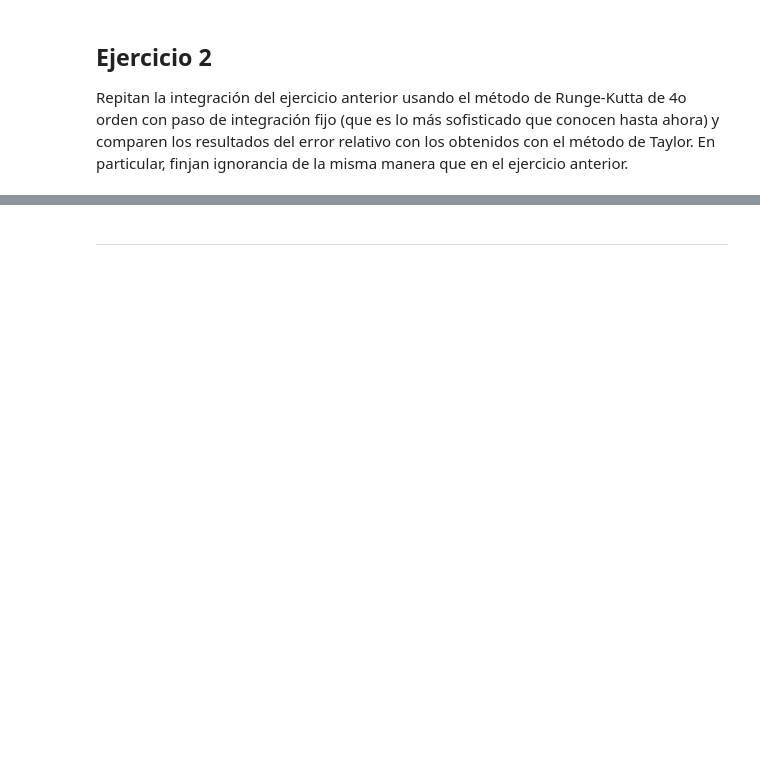
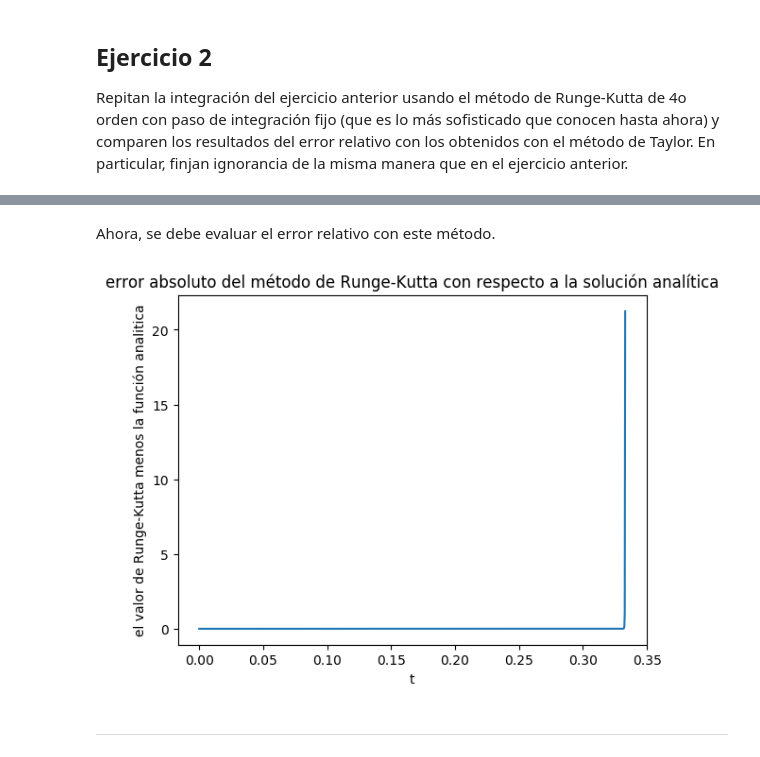
Before and after one commit to lbenet/2017-2_TSFisComputacional-1, a Jupyter notebook: tareas/Carlos/Tarea6.ipynb, the cells around one changed output, grey strips where cells are left out. Cells and saved outputs as stored; diff of their text form; code cells hidden in the pictures; blank space fills up the shorter version.

Commit message:
corrigiendo gráfica e insertando error relativo

```diff
--- a/tareas/Carlos/Tarea6.ipynb
+++ b/tareas/Carlos/Tarea6.ipynb
@@ -85,3 +84,19 @@ show()
+# %% [markdown]
+Ahora, se debe evaluar el error relativo con este método.
+# %%
+Error=[]
+for i in 1:length(R_K[1])
+    valor=abs((R_K[2][i])-(3/(1-(3*R_K[1][i]))))    #se usa el resultado de la forma analítica
+    push!(Error,valor)
+end
+# %%
+plot(R_K[1],Error)
+title("error absoluto del método de Runge-Kutta con respecto a la solución analítica")
+xlabel("t")
+ylabel("el valor de Runge-Kutta menos la función analitica")
+show()
+# %% [output]
+[figure, added]
 # %% [markdown]
 ---
 # %% [markdown]
```
Also changed, not shown: parts of 5 cells of this notebook.
